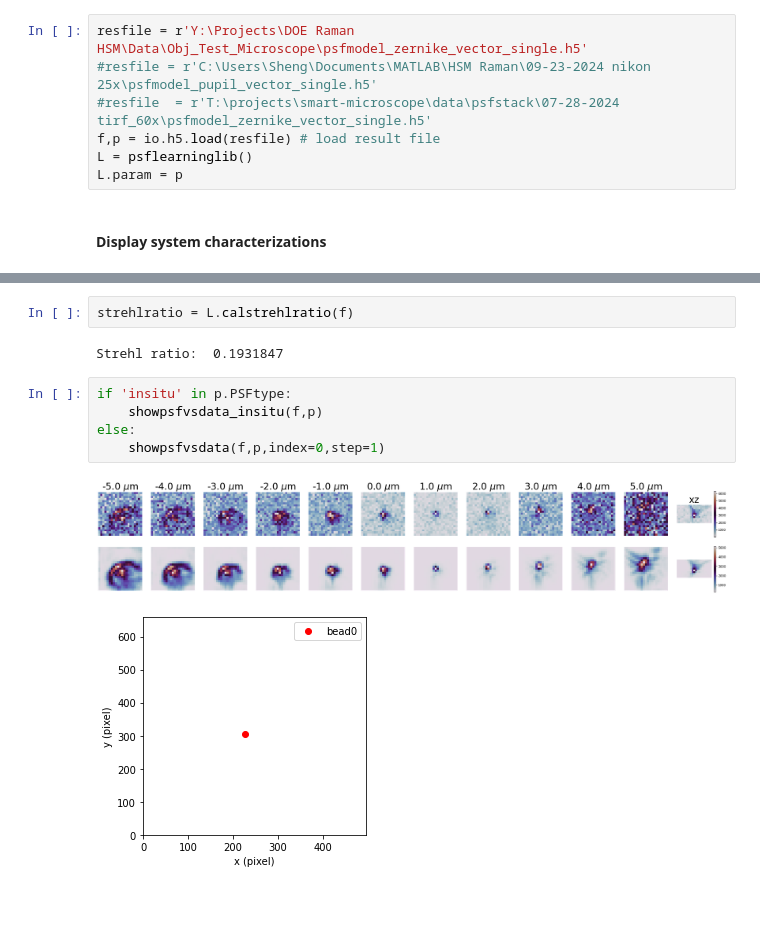
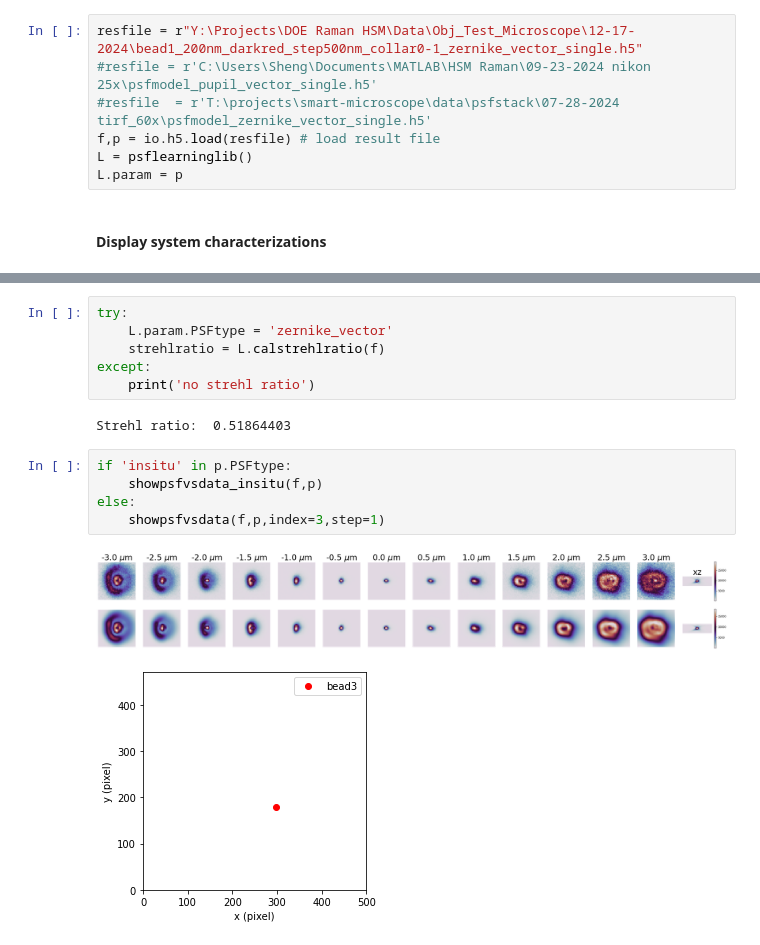
Before and after one commit to ries-lab/uiPSF, a Jupyter notebook: dev_fig/demo_eval_system_smart_nikon.ipynb, the cells around one changed output, grey strips where cells are left out. Saved outputs shown, nothing was run; the diff lists cells and outputs as text; blank space fills up the shorter version.

```diff
--- a/dev_fig/demo_eval_system_smart_nikon.ipynb
+++ b/dev_fig/demo_eval_system_smart_nikon.ipynb
@@ -22,7 +22,7 @@ Running on GPU
 # %% [markdown]
 #### Load PSF model file from bead data
 # %%
-resfile = r'Y:\Projects\DOE Raman HSM\Data\Obj_Test_Microscope\psfmodel_zernike_vector_single.h5'
+resfile = r"Y:\Projects\DOE Raman HSM\Data\Obj_Test_Microscope\12-17-2024\bead1_200nm_darkred_step500nm_collar0-1_zernike_vector_single.h5"
 #resfile = r'C:\Users\Sheng\Documents\MATLAB\HSM Raman\09-23-2024 nikon 25x\psfmodel_pupil_vector_single.h5'
 #resfile  = r'T:\projects\smart-microscope\data\psfstack\07-28-2024 tirf_60x\psfmodel_zernike_vector_single.h5'
 f,p = io.h5.load(resfile) # load result file
@@ -44,14 +44,18 @@ except:
-# %%
-strehlratio = L.calstrehlratio(f)
-# %% [output]
-Strehl ratio:  0.1931847
+# %%
+try:
+    L.param.PSFtype = 'zernike_vector'
+    strehlratio = L.calstrehlratio(f)
+except:
+    print('no strehl ratio')
+# %% [output]
+Strehl ratio:  0.51864403
 # %%
 if 'insitu' in p.PSFtype:
     showpsfvsdata_insitu(f,p)
 else:
-    showpsfvsdata(f,p,index=0,step=1)
+    showpsfvsdata(f,p,index=3,step=1)
 # %% [output]
-[figure, old version]
+[figure, new version]
-[figure, old version]
+[figure, new version]
 # %%
 try:
```
Also changed, not shown: parts of 2 cells of this notebook, 1 other file.
